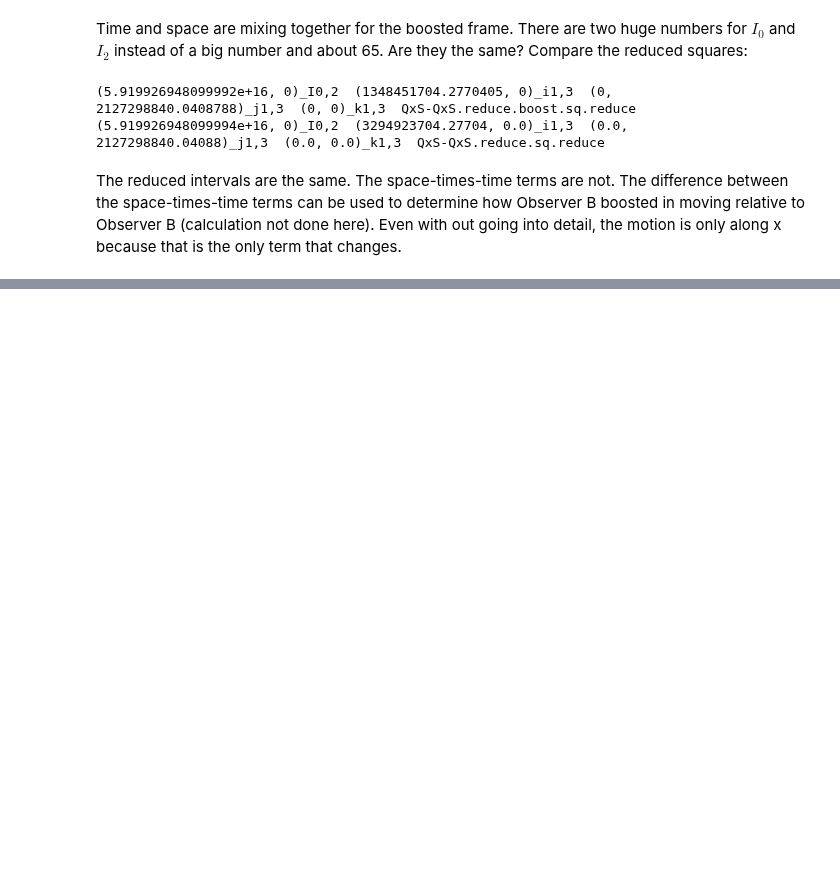
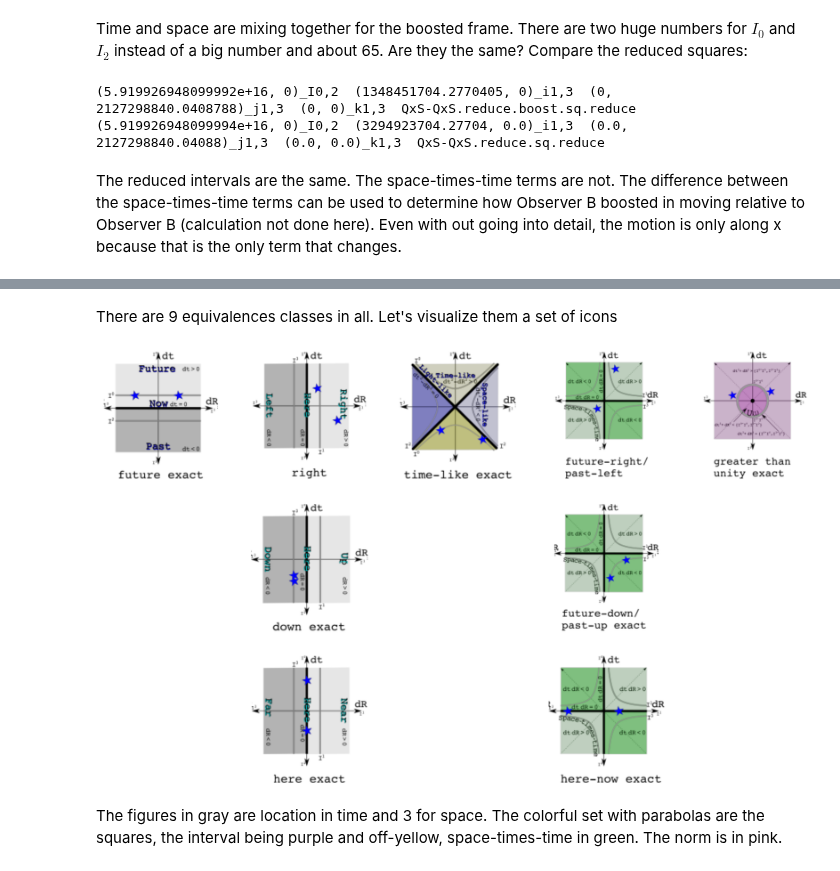
Before and after one commit to dougsweetser/ipq, a Jupyter notebook: q_notebook/billiard_calculations.ipynb, the cells around one changed output, grey strips where cells are left out. Saved outputs shown, nothing was run; the diff lists cells and outputs as text; code cells hidden in the pictures; blank space fills up the shorter version.

```diff
--- a/q_notebook/billiard_calculations.ipynb
+++ b/q_notebook/billiard_calculations.ipynb
@@ -205,0 +222,3 @@ The reduced intervals are the same. The space-times-time terms are not. The diff
+# %%
+qb = qtd.EQ(Bdq, Bdq_boosted)
+print(qb)
@@ -205,0 +242,8 @@ The reduced intervals are the same. The space-times-time terms are not. The diff
+# %% [markdown]
+There are 9 equivalences classes in all. Let's visualize them a set of icons
+# %%
+qb.visualize()
+# %% [output]
+[figure, added]
+# %% [markdown]
+The figures in gray are location in time and 3 for space. The colorful set with parabolas are the squares, the interval being purple and off-yellow, space-times-time in green. The norm is in pink.
```
Also changed, not shown: parts of 58 cells of this notebook, 2 other files.
